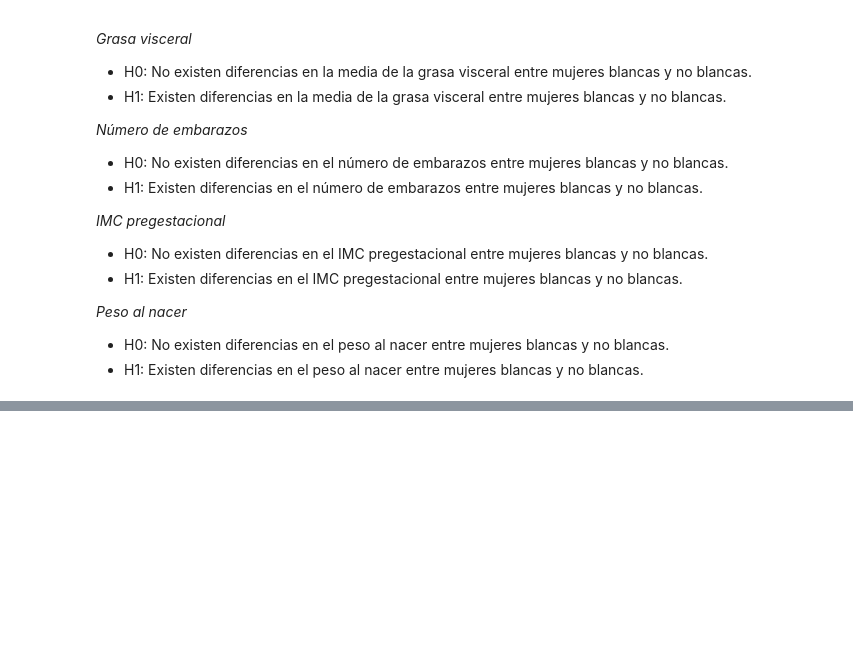
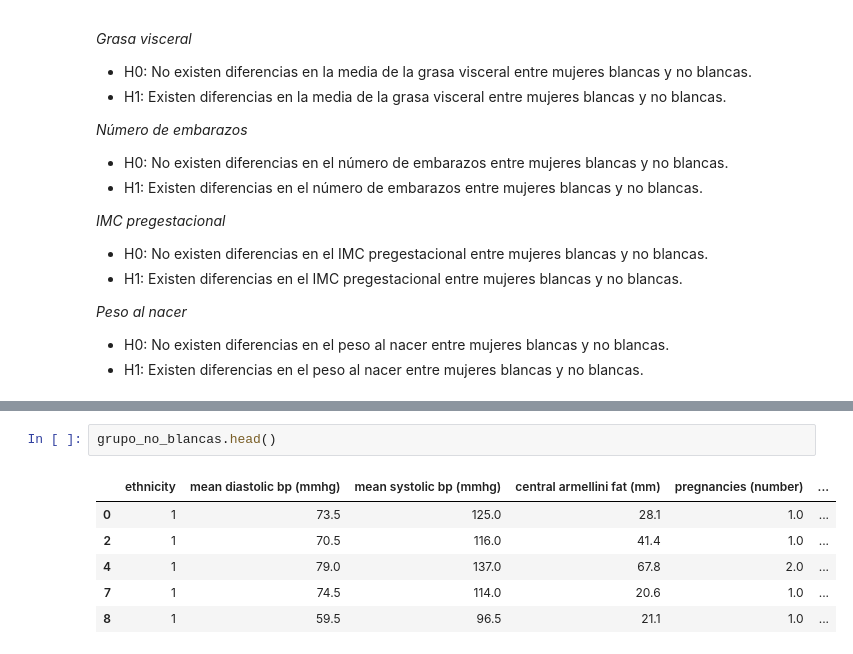
Before and after one commit to valeriasalazar1-glitch/Proyecto-1---probabilidad, a Jupyter notebook: desarrollo.ipynb, the cells around one changed output, grey strips where cells are left out. Saved outputs shown, nothing was run; the diff lists cells and outputs as text; blank space fills up the shorter version.

```diff
--- a/desarrollo.ipynb
+++ b/desarrollo.ipynb
@@ -310,0 +345,9 @@ Debido a que se cumplieron los supuestos de normalidad y homocedasticidad, se ap
+# %%
+grupo_no_blancas.head()
+# %% [output]
+|  | ethnicity | mean diastolic bp (mmhg) | mean systolic bp (mmhg) | central armellini fat (mm) | pregnancies (number) | ... |
+| 0 | 1 | 73.5 | 125.0 | 28.1 | 1.0 | ... |
+| 2 | 1 | 70.5 | 116.0 | 41.4 | 1.0 | ... |
+| 4 | 1 | 79.0 | 137.0 | 67.8 | 2.0 | ... |
+| 7 | 1 | 74.5 | 114.0 | 20.6 | 1.0 | ... |
+| 8 | 1 | 59.5 | 96.5 | 21.1 | 1.0 | ... |
```
Also changed, not shown: parts of 3 cells of this notebook.
